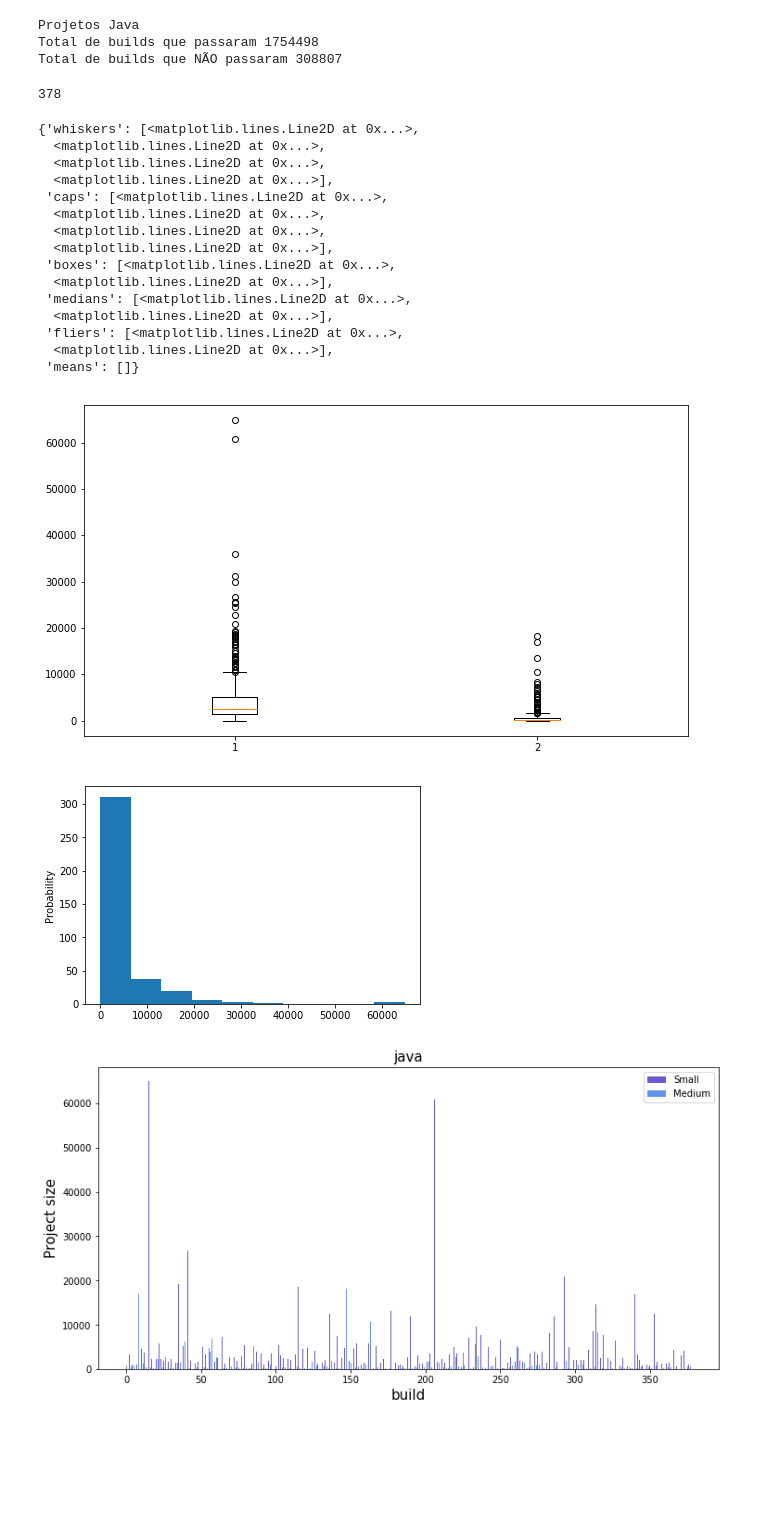
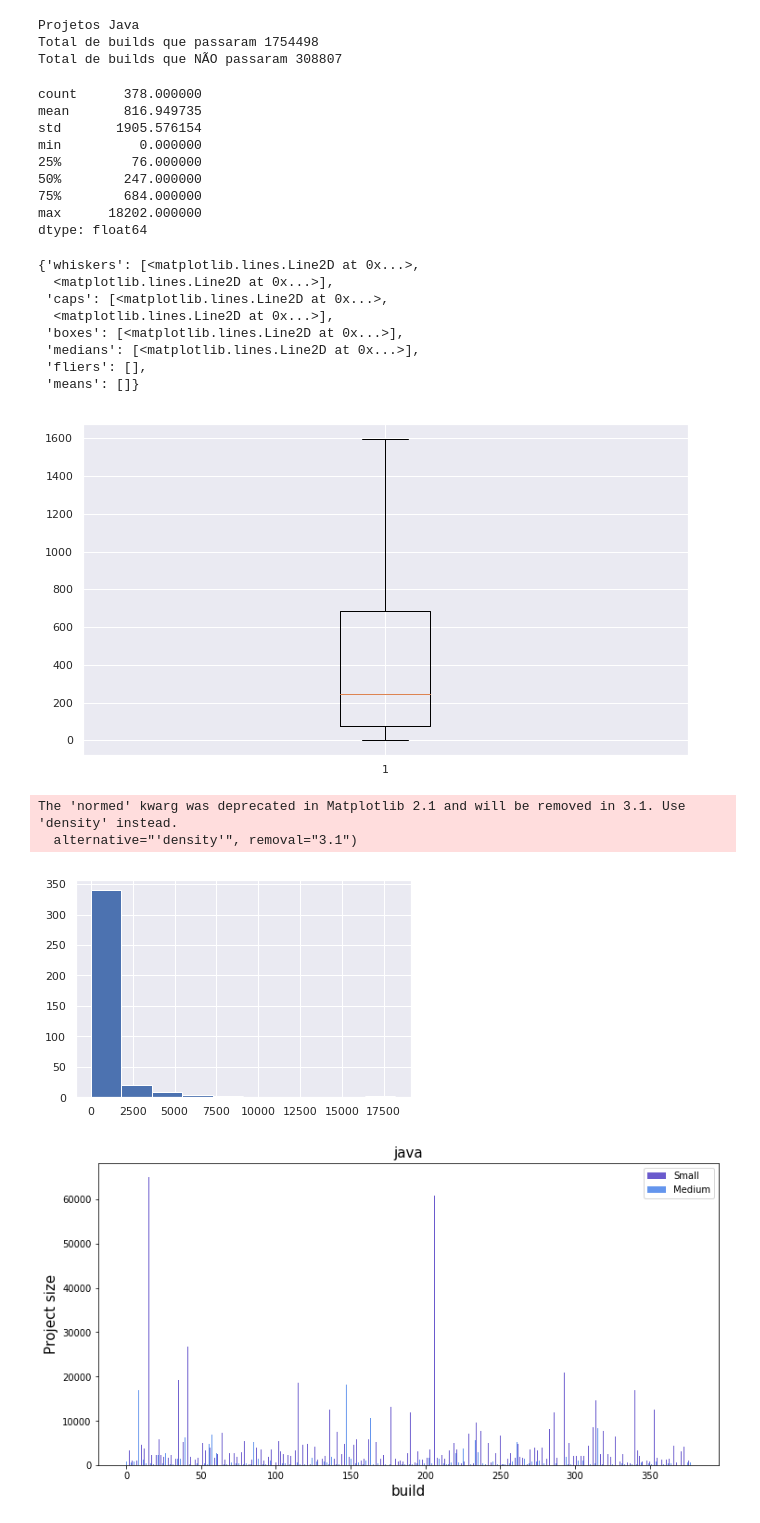
Before and after one commit to wagnernegrao/ci-analysis, a Jupyter notebook: src/project_size_week_frequency.ipynb, the cells around one changed output. Cells and saved outputs as stored; diff of their text form; code cells hidden in the pictures; blank space fills up the shorter version.

```diff
--- a/src/project_size_week_frequency.ipynb
+++ b/src/project_size_week_frequency.ipynb
@@ -551,12 +582,24 @@ for i in range(len(list_name)):
 
     passed.append(_passed.size)
     failed.append(_failed.size)
-# %%
-len(failed)
-# %% [output]
-378
+# %%
+# apresenta o percentual de failed
+
+teste = pd.Series(failed)
+
+teste.describe()
+# %% [output]
+count      378.000000
+mean       816.949735
+std       1905.576154
+min          0.000000
+25%         76.000000
+50%        247.000000
+75%        684.000000
+max      18202.000000
+dtype: float64
 # %%
-data=[passed, failed]
+data=failed
 
 fig, ax = plt.subplots()
 
@@ -564,30 +607,25 @@ fig.subplots_adjust(left=0.08, right=1.48, bottom=0.05, top=1.2, hspace=0.4, wsp
 
 ax.set_axisbelow(True)
 ax.set_title('', size=20)
-ax.boxplot(data)
+ax.boxplot(data, 0, '') # boxplot sem outlier points
 # %% [output]
 {'whiskers': [<matplotlib.lines.Line2D at 0x...>,
-  <matplotlib.lines.Line2D at 0x...>,
-  <matplotlib.lines.Line2D at 0x...>,
   <matplotlib.lines.Line2D at 0x...>],
  'caps': [<matplotlib.lines.Line2D at 0x...>,
-  <matplotlib.lines.Line2D at 0x...>,
-  <matplotlib.lines.Line2D at 0x...>,
   <matplotlib.lines.Line2D at 0x...>],
- 'boxes': [<matplotlib.lines.Line2D at 0x...>,
-  <matplotlib.lines.Line2D at 0x...>],
- 'medians': [<matplotlib.lines.Line2D at 0x...>,
-  <matplotlib.lines.Line2D at 0x...>],
- 'fliers': [<matplotlib.lines.Line2D at 0x...>,
-  <matplotlib.lines.Line2D at 0x...>],
+ 'boxes': [<matplotlib.lines.Line2D at 0x...>],
+ 'medians': [<matplotlib.lines.Line2D at 0x...>],
+ 'fliers': [],
  'means': []}
-[figure, old version]
+[figure, new version]
 # %%
 
-plt.hist(passed, normed=False, bins=10)
-plt.ylabel('Probability');
+plt.hist(failed, normed=False, bins=10)
+plt.ylabel('');
 # %% [output]
+The 'normed' kwarg was deprecated in Matplotlib 2.1 and will be removed in 3.1. Use 'density' instead.
+  alternative="'density'", removal="3.1")
-[figure, old version]
+[figure, new version]
 # %%
 
 frequency_low = passed
```
Also changed, not shown: parts of 6 cells of this notebook.
